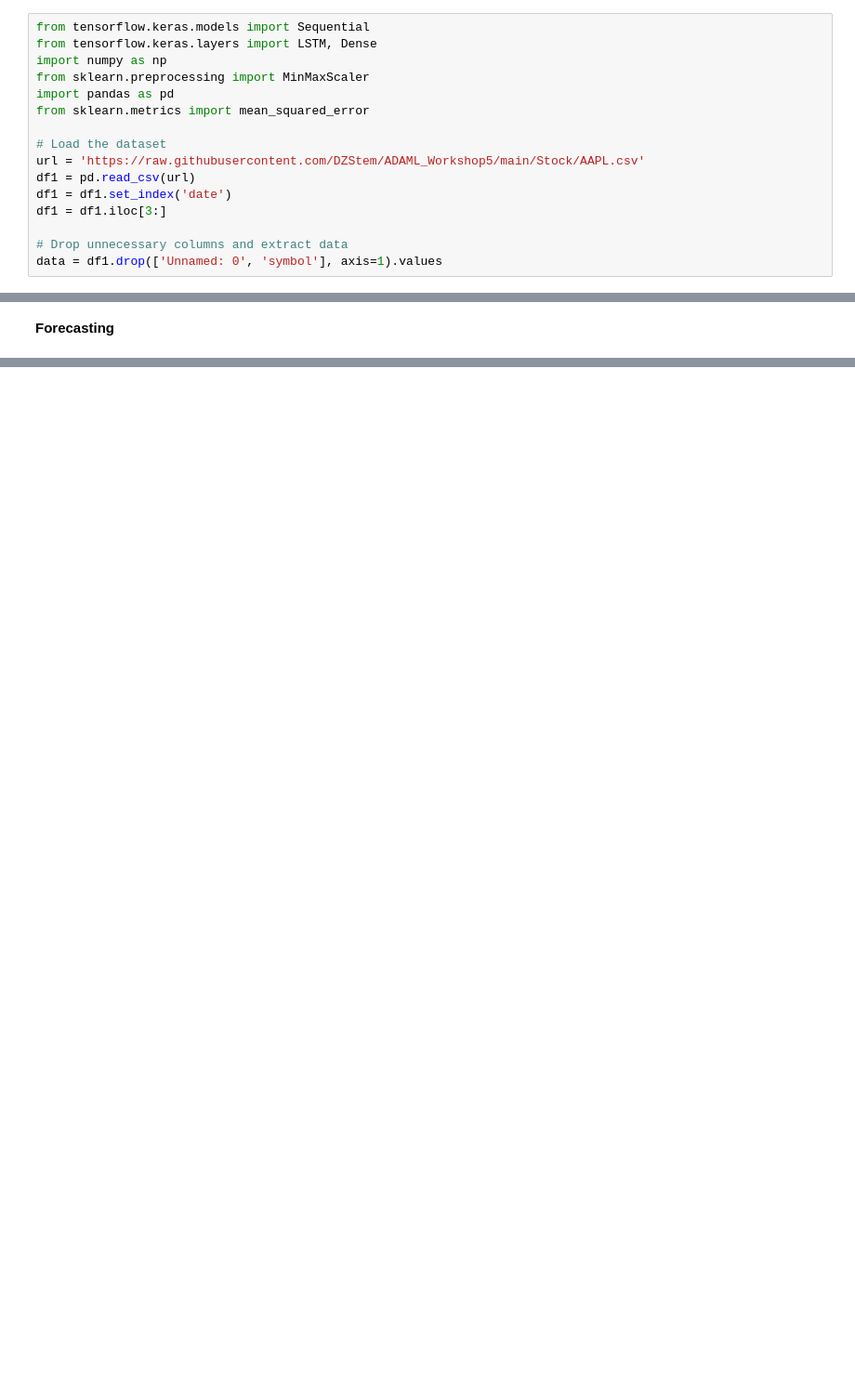
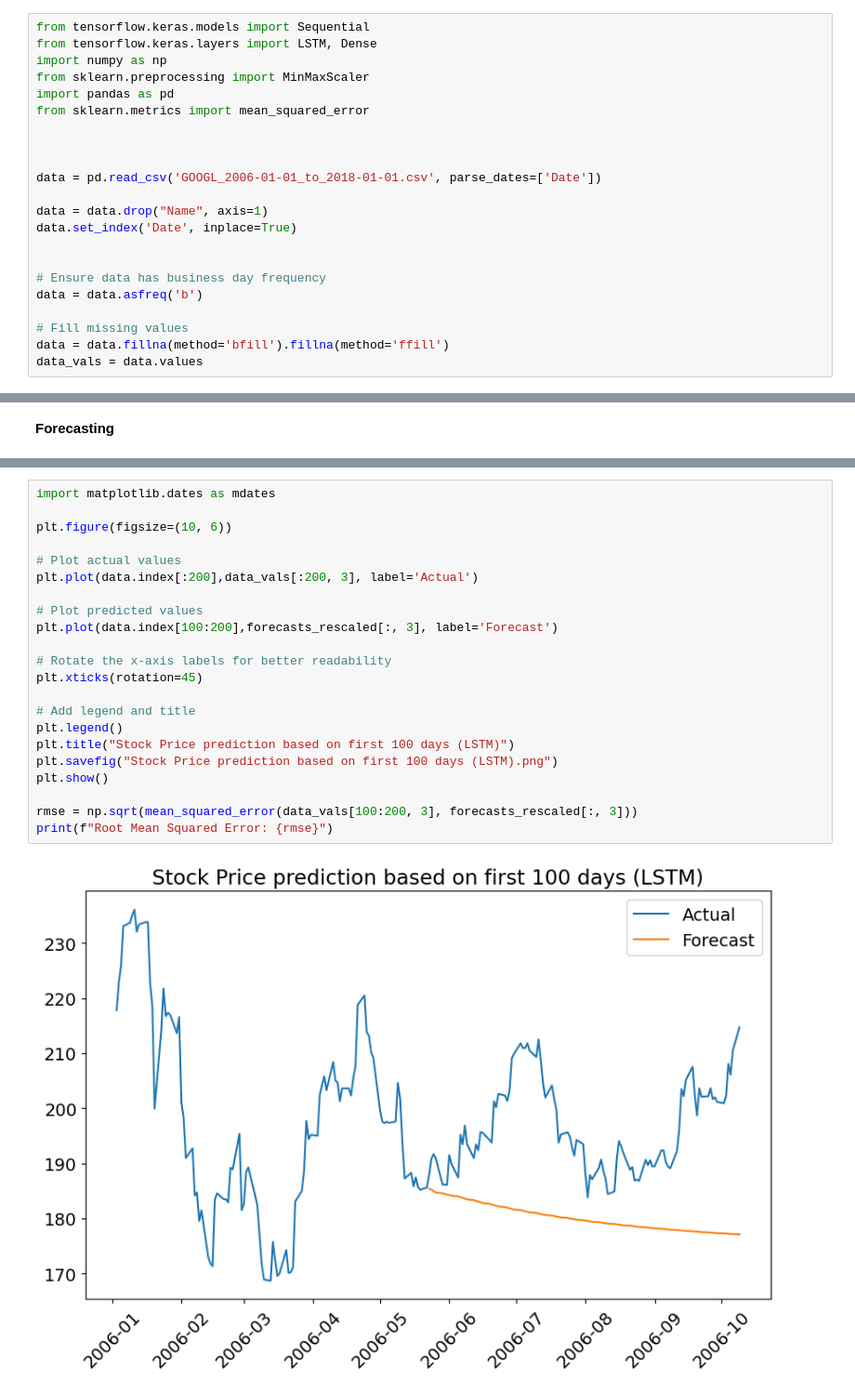
Before and after one commit to irene-fagnani/ADAML-project2, a Jupyter notebook: LSTM.ipynb, the cells around one changed output, grey strips where cells are left out. Shown at 93% size. Saved outputs shown, nothing was run; the diff lists cells and outputs as text; blank space fills up the shorter version.

```diff
--- a/LSTM.ipynb
+++ b/LSTM.ipynb
@@ -8,14 +8,20 @@ from sklearn.preprocessing import MinMaxScaler
 import pandas as pd
 from sklearn.metrics import mean_squared_error
 
-# Load the dataset
-url = 'https://raw.githubusercontent.com/DZStem/ADAML_Workshop5/main/Stock/AAPL.csv'
-df1 = pd.read_csv(url)
-df1 = df1.set_index('date')
-df1 = df1.iloc[3:]
 
-# Drop unnecessary columns and extract data
-data = df1.drop(['Unnamed: 0', 'symbol'], axis=1).values
+
+data = pd.read_csv('GOOGL_2006-01-01_to_2018-01-01.csv', parse_dates=['Date'])
+
+data = data.drop("Name", axis=1)
+data.set_index('Date', inplace=True)
+
+
+# Ensure data has business day frequency
+data = data.asfreq('b')
+
+# Fill missing values
+data = data.fillna(method='bfill').fillna(method='ffill')
+data_vals = data.values
 # %%
 # Normalize the data (apply MinMaxScaler across all features)
 scaler = MinMaxScaler(feature_range=(0, 1))
@@ -152,0 +164,24 @@ plt.show()
+# %%
+import matplotlib.dates as mdates
+
+plt.figure(figsize=(10, 6))
+
+# Plot actual values
+plt.plot(data.index[:200],data_vals[:200, 3], label='Actual')
+
+# Plot predicted values
+plt.plot(data.index[100:200],forecasts_rescaled[:, 3], label='Forecast')
+
+# Rotate the x-axis labels for better readability
+plt.xticks(rotation=45)
+
+# Add legend and title
+plt.legend()
+plt.title("Stock Price prediction based on first 100 days (LSTM)")
+plt.savefig("Stock Price prediction based on first 100 days (LSTM).png")
+plt.show()
+
+rmse = np.sqrt(mean_squared_error(data_vals[100:200, 3], forecasts_rescaled[:, 3]))
+print(f"Root Mean Squared Error: {rmse}")
+# %% [output]
+[figure, added]
```
Also changed, not shown: parts of 5 cells of this notebook.
